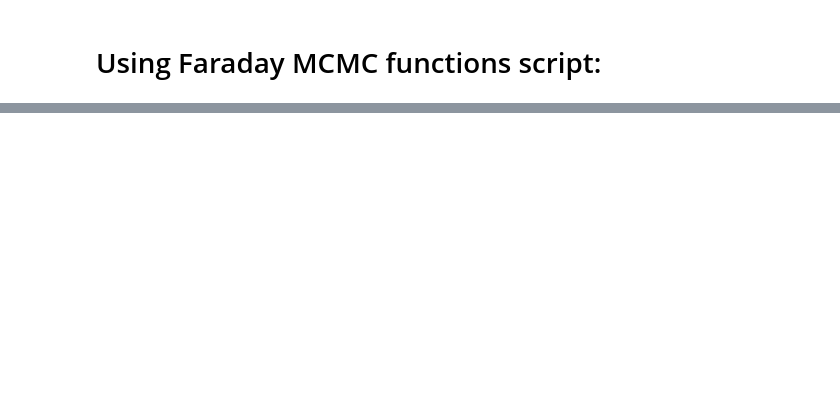
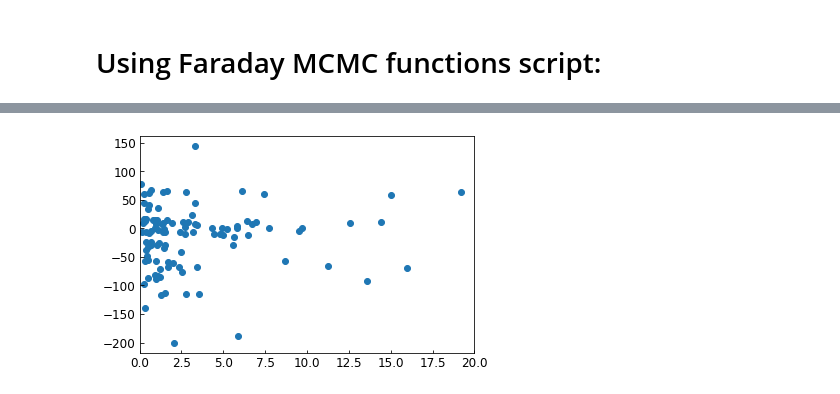
Before and after one commit to Woutmg/Meerkat_FracPol_New, a Jupyter notebook: MCMC_Faradayrotation.ipynb, the cells around one changed output, grey strips where cells are left out. Saved outputs shown, nothing was run; the diff lists cells and outputs as text; code cells hidden in the pictures; blank space fills up the shorter version.

```diff
--- a/MCMC_Faradayrotation.ipynb
+++ b/MCMC_Faradayrotation.ipynb
@@ -211,0 +205,30 @@ guess_error = np.array([f0_var_2, f_var_2, v0_var_2, k_var_2]) #And as error, th
+# %%
+for n in tqdm.tqdm(range(selectnum)):
+    fit_dataI, fit_data, x, y = mcmc.polarization_fitting(lamb**2, I_select[:,n], I_unc_select[:,n]\
+                        , Q_select[:,n], Q_unc_select[:,n], U_select[:,n], U_unc_select[:,n]\
+                        , phi_select[n], rsl_select[n]['RA'], rsl_select[n]['DEC'], cornerplot=False,curvature=True\
+                        , sourcenum=0)
+    redchisq = mcmc_plots.models('ExtDepol', lamb**2, fit_dataI[0][1], fit_dataI[1][1], fit_dataI[2][1]\
+                ,fit_data[0][1], fit_data[1][1], fit_data[2][1], fit_data[3][1], I_select[:,n]\
+                , I_unc_select[:,n], Q_select[:,n], Q_unc_select[:,n], U_select[:,n], U_unc_select[:,n])
+
+    redchisq_I_list[n] = redchisq[3]
+    redchisq_QU_list[n] = redchisq[4]
+
+    norm_list[n] = fit_dataI[0][1:]
+    spix_list[n] = fit_dataI[1][1:]
+    curv_list[n] = fit_dataI[2][1:]
+
+    p0_list[n] = fit_data[0][1:]
+    chi0_list[n] = fit_data[1][1:]
+    RM_list[n] = fit_data[2][1:]
+    sigma_list[n] = fit_data[3][1:]
+
+directory = r'/net/vdesk/data2/GoesaertW/Meerkat_Data/Abell_85/'
+np.save(directory+'Abell85_mcmc_Inorm.npy', norm_list)
+np.save(directory+'Abell85_mcmc_Ispix.npy', spix_list)
+np.save(directory+'Abell85_mcmc_Icurv.npy', curv_list)
+np.save(directory+'Abell85_mcmc_p0.npy', p0_list)
+np.save(directory+'Abell85_mcmc_chi0.npy', chi0_list)
+np.save(directory+'Abell85_mcmc_RM.npy', RM_list)
+np.save(directory+'Abell85_mcmc_sigma.npy', sigma_list)
@@ -211,0 +265,7 @@ guess_error = np.array([f0_var_2, f_var_2, v0_var_2, k_var_2]) #And as error, th
+# %%
+
+plt.scatter(redchisq_QU_list, RM_list[:,0])
+plt.xlim(0,20)
+plt.show()
+# %% [output]
+[figure, added]
```
Also changed, not shown: parts of 16 cells of this notebook, 10 other files.
